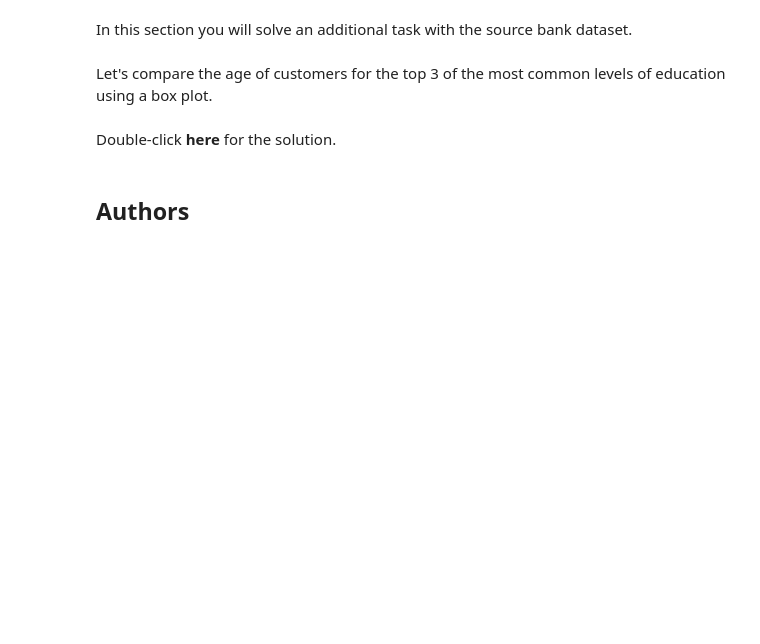
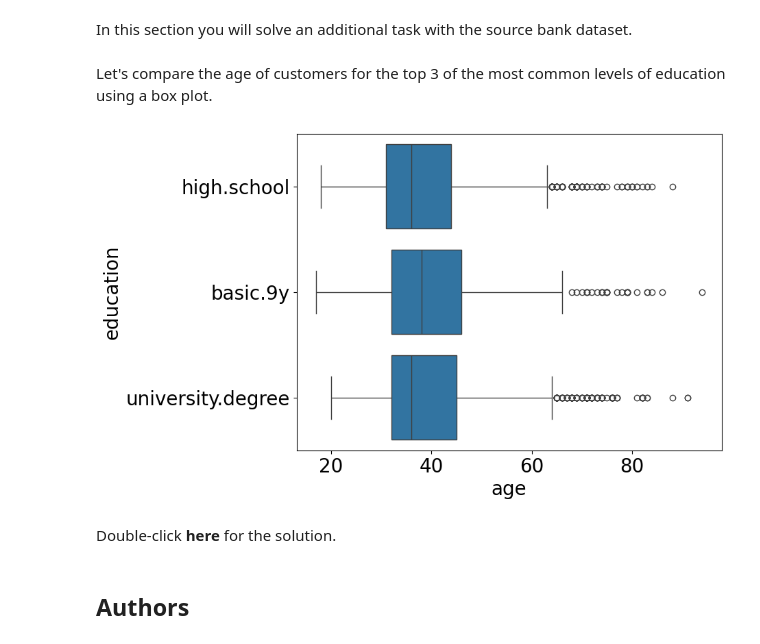
Before and after one commit to ledidk/data_analysis_in_banking, a Jupyter notebook: VDA_Banking_L2.ipynb, the cells around one changed output. Cells and saved outputs as stored; diff of their text form; code cells hidden in the pictures; blank space fills up the shorter version.

```diff
--- a/VDA_Banking_L2.ipynb
+++ b/VDA_Banking_L2.ipynb
@@ -774,13 +774,23 @@ Let's compare the age of customers for the top 3 of the most common levels of ed
 # %%
 # Code block for students' answer
 # Replace ##YOUR CODE GOES HERE## with your Python code.
 
 top_3 = (
     ##YOUR CODE GOES HERE##
+    df['education'].value_counts().head(3).index
 )
 ##YOUR CODE GOES HERE##(
-    y="education", x="age", data=df[df.education.isin(top_3)], orient="h"
+# Box plot
+sns.boxplot(
+    y="education",
+    x="age",
+    data=df[df.education.isin(top_3)],
+    orient="h"
 )
+
+plt.show()
+# %% [output]
+[figure, added]
 # %% [markdown]
 Double-click **here** for the solution.
 
```
